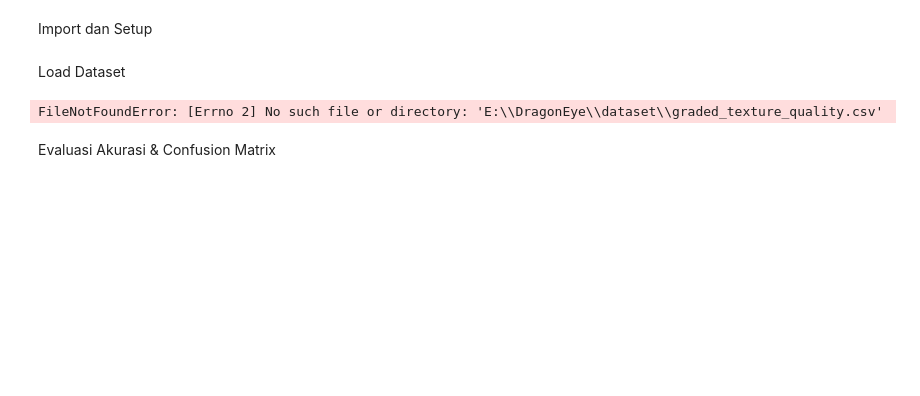
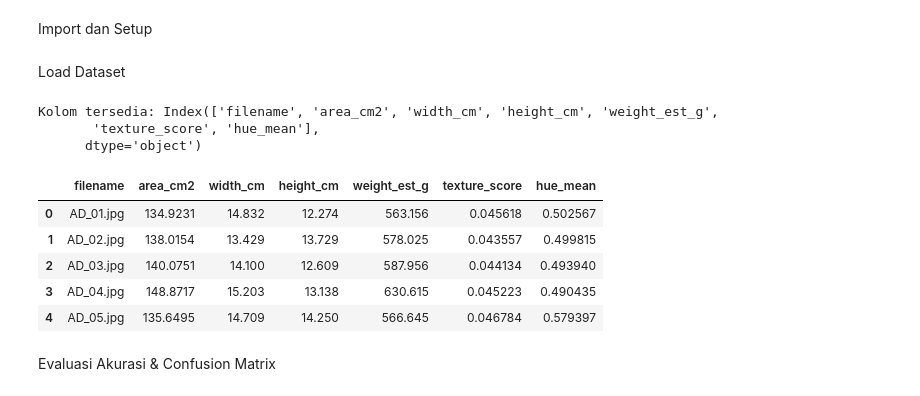
Before and after one commit to DevMossTeam/DragonFruit_Grading, a Jupyter notebook: src/evaluation.ipynb, the cells around one changed output. Saved outputs shown, nothing was run; the diff lists cells and outputs as text; code cells hidden in the pictures; blank space fills up the shorter version.

```diff
--- a/src/evaluation.ipynb
+++ b/src/evaluation.ipynb
@@ -10,18 +10,23 @@ import cv2
 # %% [markdown]
 Load Dataset
 # %%
-graded_csv = r"E:\DragonEye\dataset\graded_features.csv"
-quality_csv = r"E:\DragonEye\dataset\graded_texture_quality.csv"
+final_csv = r"E:\DragonEye\dataset\features.csv"
 
-df_grade = pd.read_csv(graded_csv)
-df_quality = pd.read_csv(quality_csv)
+# Baca langsung CSV final
+df = pd.read_csv(final_csv)
 
-df = pd.merge(df_grade, df_quality, on="filename", how="left")
-
-print("Kolom setelah merge:", df.columns)
+print("Kolom tersedia:", df.columns)
 df.head()
 # %% [output]
-FileNotFoundError: [Errno 2] No such file or directory: 'E:\\DragonEye\\dataset\\graded_texture_quality.csv'
+Kolom tersedia: Index(['filename', 'area_cm2', 'width_cm', 'height_cm', 'weight_est_g',
+       'texture_score', 'hue_mean'],
+      dtype='object')
+|  | filename | area_cm2 | width_cm | height_cm | weight_est_g | texture_score | hue_mean |
+| 0 | AD_01.jpg | 134.9231 | 14.832 | 12.274 | 563.156 | 0.045618 | 0.502567 |
+| 1 | AD_02.jpg | 138.0154 | 13.429 | 13.729 | 578.025 | 0.043557 | 0.499815 |
+| 2 | AD_03.jpg | 140.0751 | 14.100 | 12.609 | 587.956 | 0.044134 | 0.493940 |
+| 3 | AD_04.jpg | 148.8717 | 15.203 | 13.138 | 630.615 | 0.045223 | 0.490435 |
+| 4 | AD_05.jpg | 135.6495 | 14.709 | 14.250 | 566.645 | 0.046784 | 0.579397 |
 # %% [markdown]
 Evaluasi Akurasi & Confusion Matrix
 # %%
```
Also changed, not shown: parts of 7 cells of this notebook, 1 other file.
